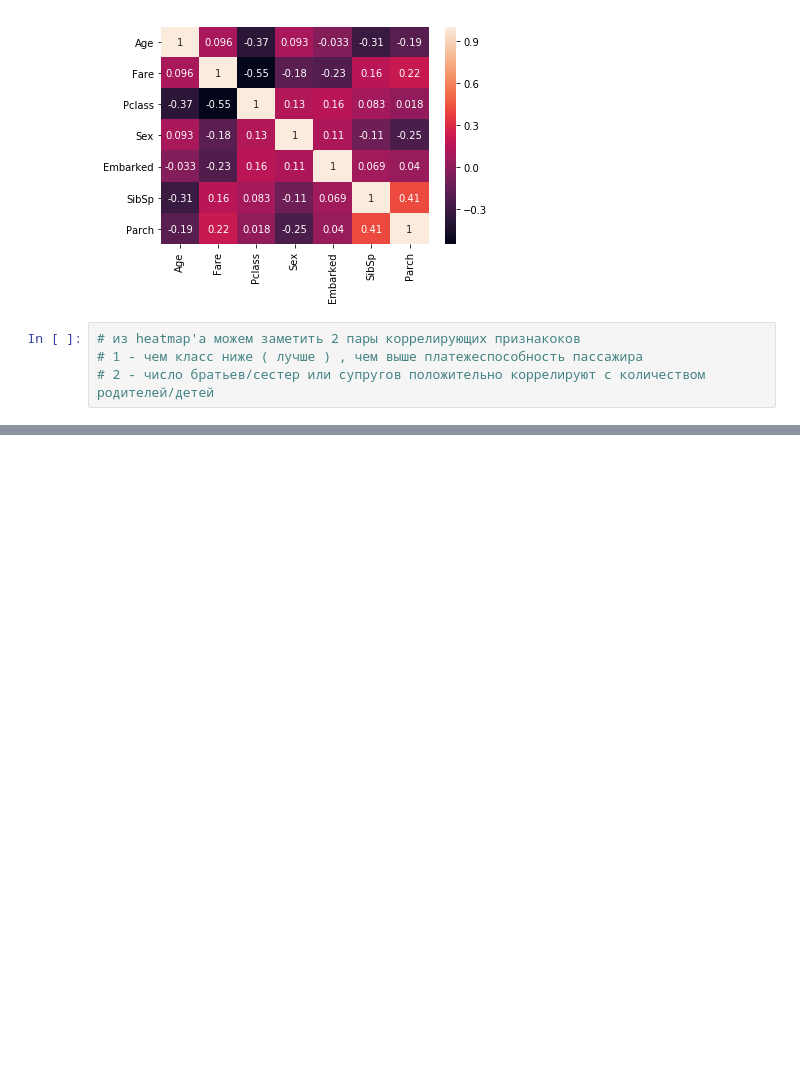
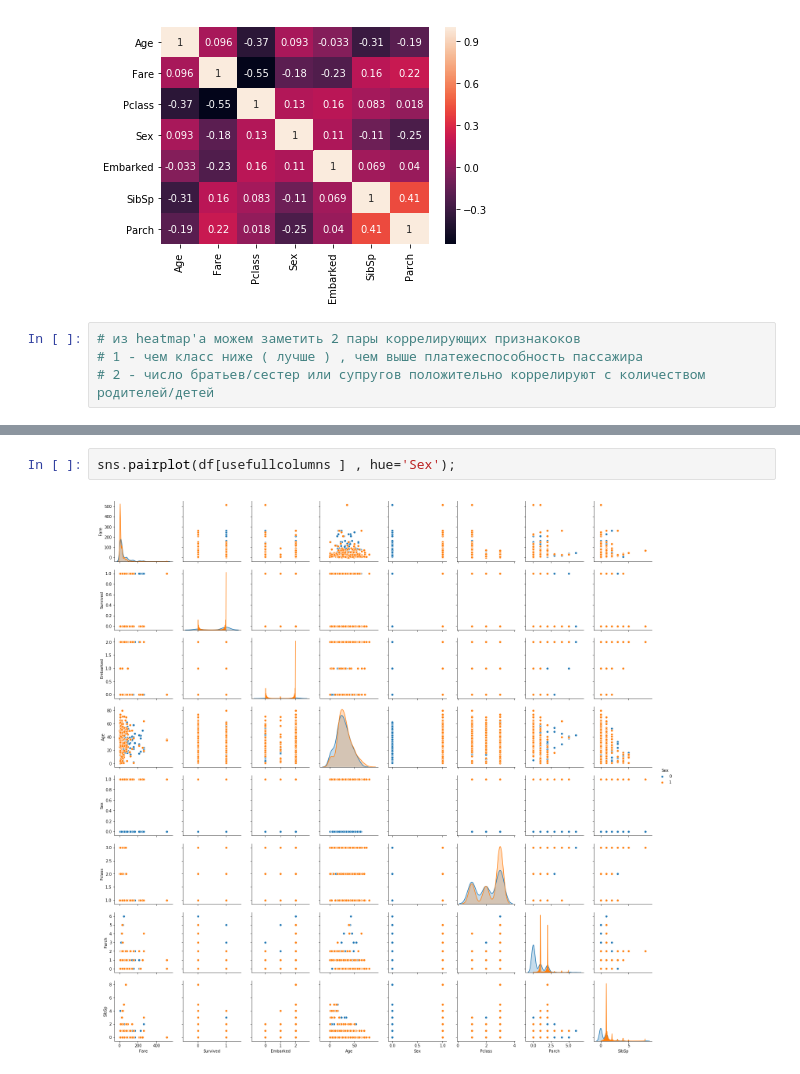
Before and after one commit to pyro-bot/AI_1, a Jupyter notebook: лабы_решения/1161_1/Западнов/Lab3.ipynb, the cells around one changed output, grey strips where cells are left out. Saved outputs shown, nothing was run; the diff lists cells and outputs as text; blank space fills up the shorter version.

```diff
--- a/лабы_решения/1161_1/Западнов/Lab3.ipynb
+++ b/лабы_решения/1161_1/Западнов/Lab3.ipynb
@@ -67,0 +147,4 @@ sns.heatmap(matrix, annot=True)
+# %%
+sns.pairplot(df[usefullcolumns ] , hue='Sex');
+# %% [output]
+[figure, added]
```
Also changed, not shown: parts of 12 cells of this notebook.
